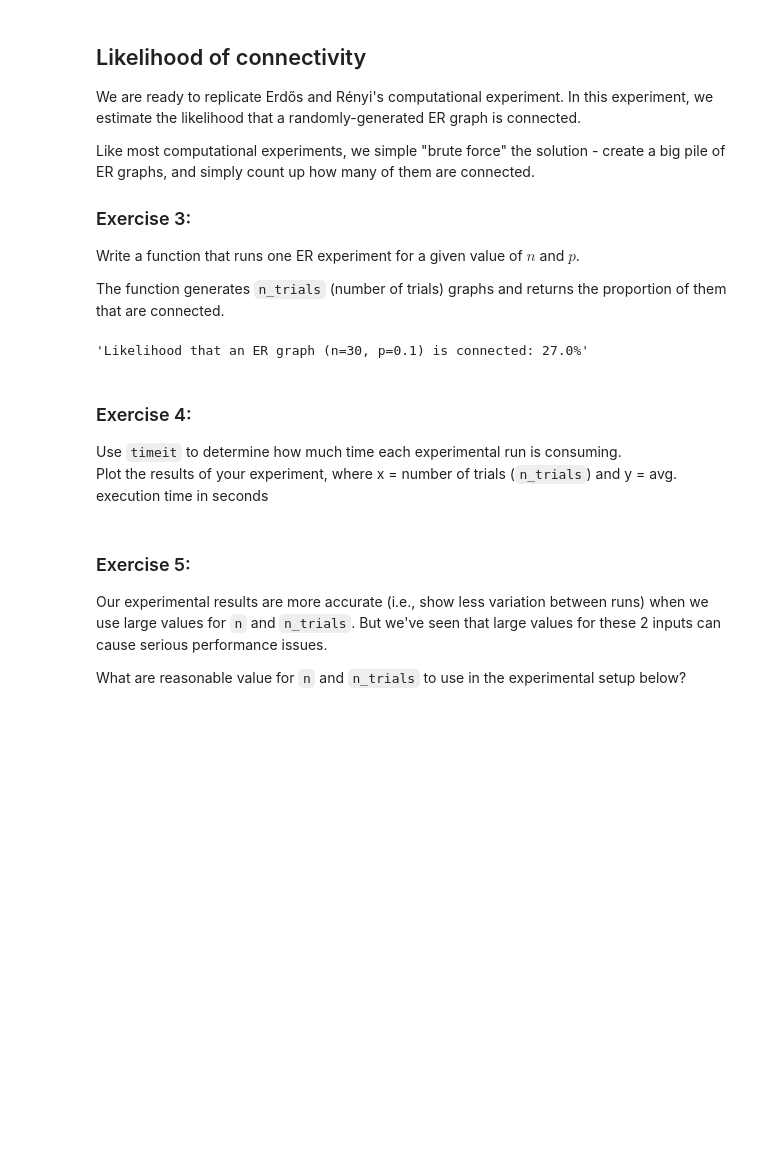
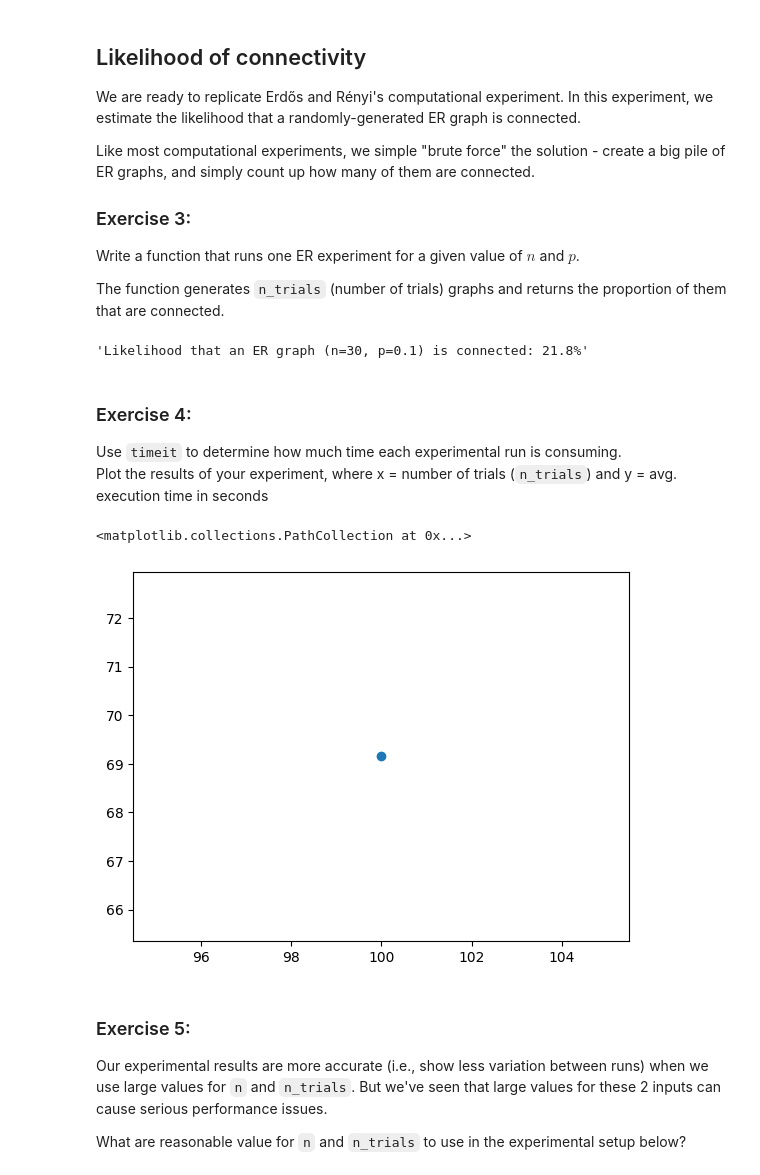
Before and after one commit to blabossiere/cap-comp215, a Jupyter notebook: labs/lab04-graphs.ipynb, the cells around one changed output. Drawn from its saved outputs; the diff is of its cells as text; code cells hidden in the pictures; blank space fills up the shorter version.

```diff
--- a/labs/lab04-graphs.ipynb
+++ b/labs/lab04-graphs.ipynb
@@ -177,10 +177,10 @@ def proportion_connected(n, p, n_trials=100):
 
 n = 30
 p = 0.1
-p_connected = proportion_connected(n, p)*100
+p_connected = proportion_connected(n, p, 1000)*100
 f'Likelihood that an ER graph (n={n}, p={p}) is connected: {p_connected:.1f}%'
 # %% [output]
-'Likelihood that an ER graph (n=30, p=0.1) is connected: 27.0%'
+'Likelihood that an ER graph (n=30, p=0.1) is connected: 21.8%'
 # %% [markdown]
 ### Exercise 4:
 Use `timeit` to determine how much time each experimental run is consuming.
@@ -190,3 +188,31 @@ Plot the results of your experiment, where x = number of trials (`n_trials`) and
+# %%
+# Solution for Ex. 4 here...
+# Use time it to determine how much time each experimental run is consuming.
+# Plot results, x = num_trials y = avg.execution time
+
+
+
+def find_time(n, p, trial_sizes=range(100, 1000, 100)):
+  # Takes the input of number of nodes, n, and probability, p, for the graph.  The number of trials, n_trials is the independent variable.
+  x_list = []
+  y_list = []
+  for n_trials in trial_sizes:
+    #print(data_point)
+    seconds = timeit(lambda: proportion_connected(n, p, n_trials), number = 1)
+    x_list.append(n_trials)
+    y_list.append(seconds)
+  return x_list, y_list
+
+#x_list, y_list = find_time(30, 0.5, 1000)
+
+plt.scatter(*find_time(1000, 0.5, trial_sizes=[100]))
+
+# a = ('a','b','c')
+# print(a)
+# print (*a)
+# %% [output]
+<matplotlib.collections.PathCollection at 0x...>
+[figure, added]
 # %% [markdown]
 ### Exercise 5:
 Our experimental results are more accurate (i.e., show less variation between runs) when we use large values for `n` and `n_trials`.  But we've seen that large values for these 2 inputs can cause serious performance issues.
```
Also changed, not shown: parts of 4 cells of this notebook.
